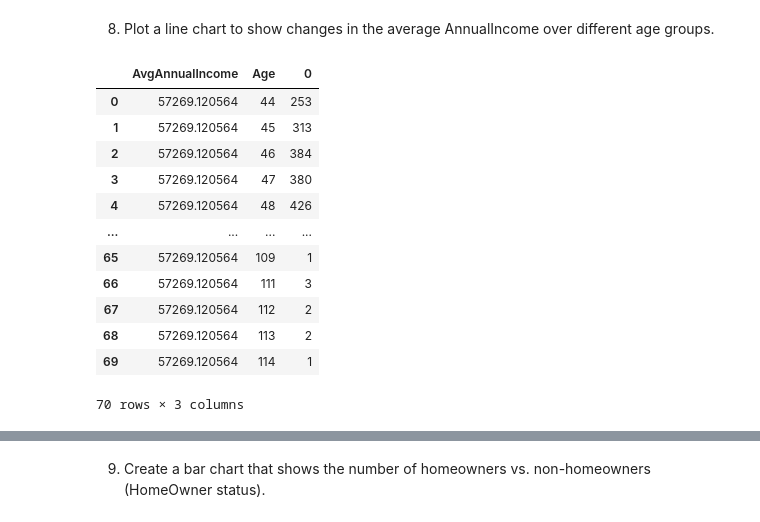
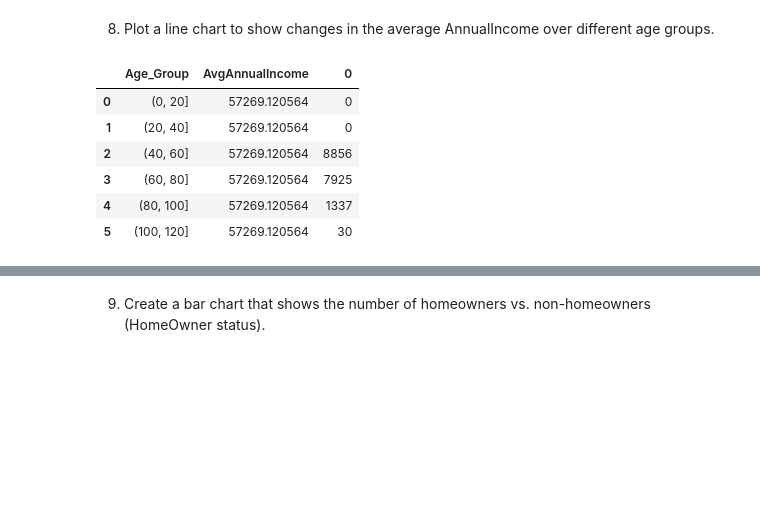
Before and after one commit to uleborharison/Data-Cleaning-and-Exploratory-Data-Analysis-using-numpy-pandas-matplotlib-and-seaborn-library, a Jupyter notebook: EDA using python libraries.ipynb, the cells around one changed output, grey strips where cells are left out. Saved outputs shown, nothing was run; the diff lists cells and outputs as text; code cells hidden in the pictures; blank space fills up the shorter version.

Commit message:
Additional columns created to answer the questions asked

```diff
--- a/EDA using python libraries.ipynb
+++ b/EDA using python libraries.ipynb
@@ -70,4 +70,4 @@ data['HomeOwner'] = data['HomeOwner'].replace({'Y':'Yes','N':'No'})
 # %%
 data.drop('BirthDate.1', axis = 1, inplace = True)
 # %%
-data
+data['Income_Range'] = pd.cut(data['AnnualIncome'], bins = [0, 50000, 100000,200000])
@@ -87,0 +74,2 @@ data
+# %%
+data['Age_Group'] = pd.cut(data['Age'], bins = [0, 20, 40, 60, 80, 100, 120])
@@ -233,19 +175,13 @@ Text(0, 0.5, 'Number of Customers')
 # %% [markdown]
 8. Plot a line chart to show changes in the average AnnualIncome over different age groups.
 # %%
-data.groupby(['AvgAnnualIncome', 'Age']).size().reset_index()
+data.groupby(['Age_Group','AvgAnnualIncome']).size().reset_index()
 # %% [output]
-|  | AvgAnnualIncome | Age | 0 |
-| 0 | 57269.120564 | 44 | 253 |
-| 1 | 57269.120564 | 45 | 313 |
-| 2 | 57269.120564 | 46 | 384 |
-| 3 | 57269.120564 | 47 | 380 |
-| 4 | 57269.120564 | 48 | 426 |
-| ... | ... | ... | ... |
-| 65 | 57269.120564 | 109 | 1 |
-| 66 | 57269.120564 | 111 | 3 |
-| 67 | 57269.120564 | 112 | 2 |
-| 68 | 57269.120564 | 113 | 2 |
-| 69 | 57269.120564 | 114 | 1 |
+|  | Age_Group | AvgAnnualIncome | 0 |
+| 0 | (0, 20] | 57269.120564 | 0 |
+| 1 | (20, 40] | 57269.120564 | 0 |
+| 2 | (40, 60] | 57269.120564 | 8856 |
+| 3 | (60, 80] | 57269.120564 | 7925 |
+| 4 | (80, 100] | 57269.120564 | 1337 |
+| 5 | (100, 120] | 57269.120564 | 30 |
-70 rows × 3 columns
 # %%
```
Also changed, not shown: parts of 34 cells of this notebook.
